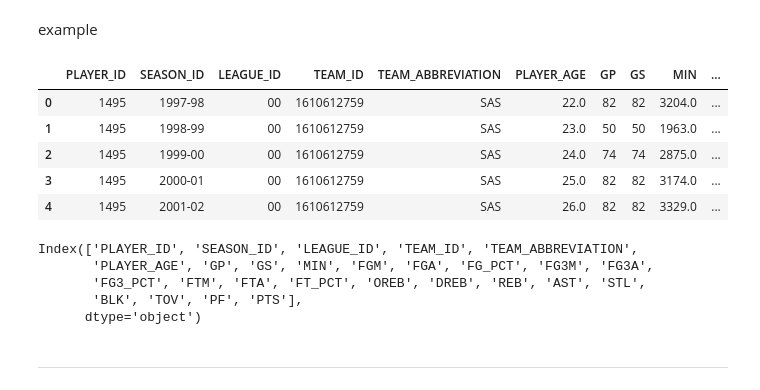
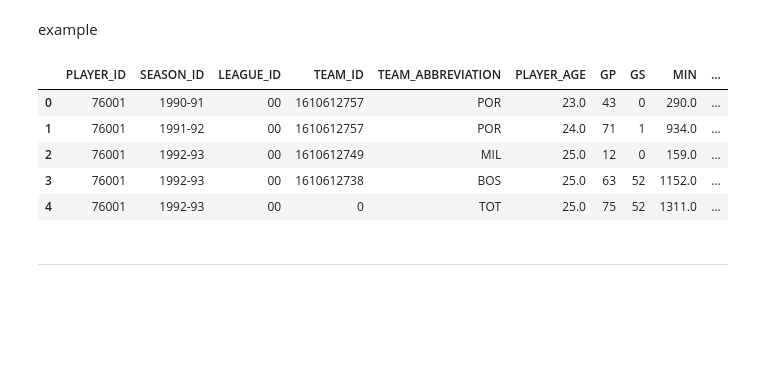
Before and after one commit to Fabiola-C14/Final-Project-NBA-Analysis, a Jupyter notebook: group_files/cpompa/notebooks/nba-filter-5-years-player-data.ipynb, the cells around one changed output. Saved outputs shown, nothing was run; the diff lists cells and outputs as text; code cells hidden in the pictures; blank space fills up the shorter version.

```diff
--- a/group_files/cpompa/notebooks/nba-filter-5-years-player-data.ipynb
+++ b/group_files/cpompa/notebooks/nba-filter-5-years-player-data.ipynb
@@ -135,17 +163,17 @@ example
 # %%
 # Display all columns
 pd.set_option('display.max_columns', 500)
 # Anthony Davis
-career = playercareerstats.PlayerCareerStats(player_id='1495')
+career = playercareerstats.PlayerCareerStats(player_id='76001')
 career_df = career.get_data_frames()[0]
 
 career_dict = career_df.to_dict('records')
 first_5_years = career_df[0:5]
 first_5_years
 # %% [output]
 |  | PLAYER_ID | SEASON_ID | LEAGUE_ID | TEAM_ID | TEAM_ABBREVIATION | PLAYER_AGE | GP | GS | MIN | ... |
-| 0 | 1495 | 1997-98 | 00 | 1610612759 | SAS | 22.0 | 82 | 82 | 3204.0 | ... |
-| 1 | 1495 | 1998-99 | 00 | 1610612759 | SAS | 23.0 | 50 | 50 | 1963.0 | ... |
-| 2 | 1495 | 1999-00 | 00 | 1610612759 | SAS | 24.0 | 74 | 74 | 2875.0 | ... |
-| 3 | 1495 | 2000-01 | 00 | 1610612759 | SAS | 25.0 | 82 | 82 | 3174.0 | ... |
-| 4 | 1495 | 2001-02 | 00 | 1610612759 | SAS | 26.0 | 82 | 82 | 3329.0 | ... |
+| 0 | 76001 | 1990-91 | 00 | 1610612757 | POR | 23.0 | 43 | 0 | 290.0 | ... |
+| 1 | 76001 | 1991-92 | 00 | 1610612757 | POR | 24.0 | 71 | 1 | 934.0 | ... |
+| 2 | 76001 | 1992-93 | 00 | 1610612749 | MIL | 25.0 | 12 | 0 | 159.0 | ... |
+| 3 | 76001 | 1992-93 | 00 | 1610612738 | BOS | 25.0 | 63 | 52 | 1152.0 | ... |
+| 4 | 76001 | 1992-93 | 00 | 0 | TOT | 25.0 | 75 | 52 | 1311.0 | ... |
@@ -154,11 +240,5 @@ from sklearn import preprocessing
 # %%
 career_df.columns
-# %% [output]
-Index(['PLAYER_ID', 'SEASON_ID', 'LEAGUE_ID', 'TEAM_ID', 'TEAM_ABBREVIATION',
-       'PLAYER_AGE', 'GP', 'GS', 'MIN', 'FGM', 'FGA', 'FG_PCT', 'FG3M', 'FG3A',
-       'FG3_PCT', 'FTM', 'FTA', 'FT_PCT', 'OREB', 'DREB', 'REB', 'AST', 'STL',
-       'BLK', 'TOV', 'PF', 'PTS'],
-      dtype='object')
 # %% [markdown]
 -----------
 # %% [markdown]
```
Also changed, not shown: parts of 25 cells of this notebook, 5 other files.
